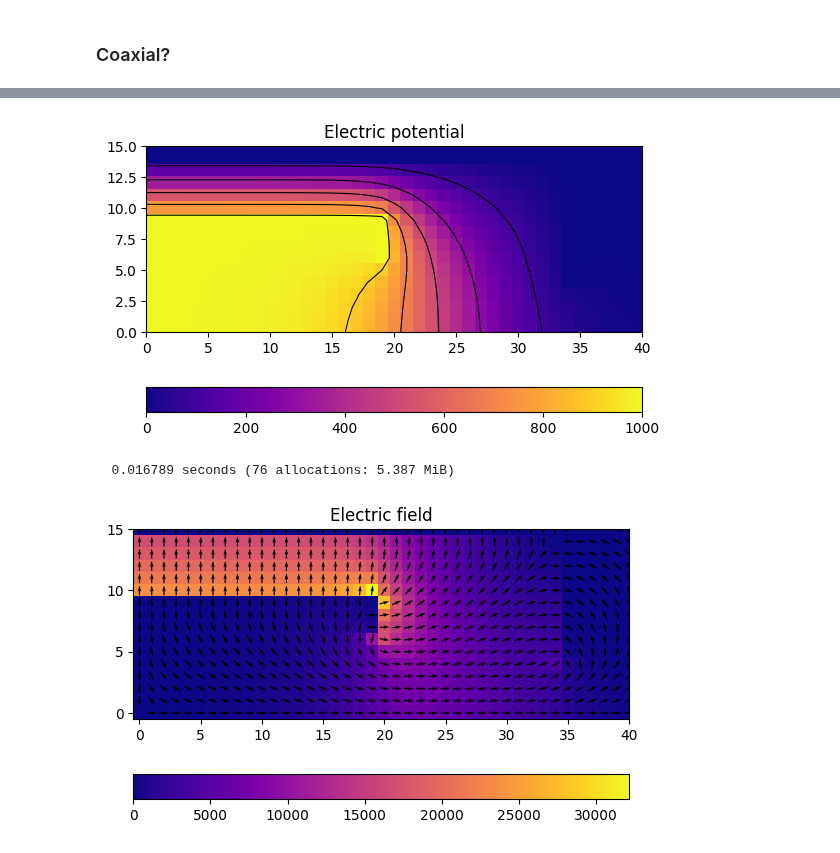
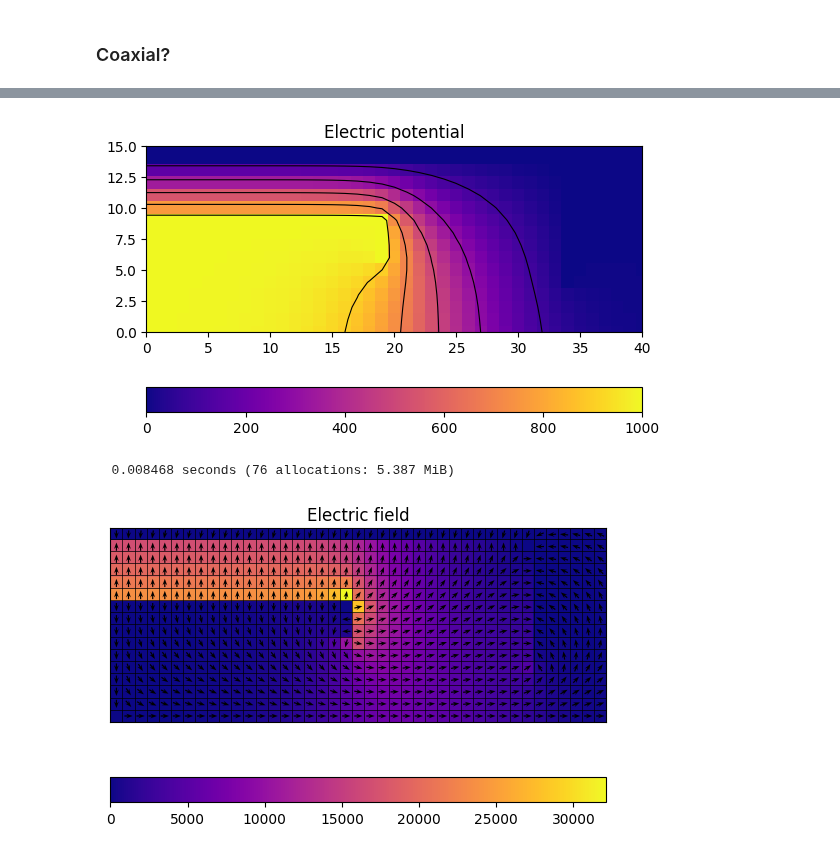
Before and after one commit to bchaber/pole, a Jupyter notebook: PoissonEquation.ipynb, the cells around one changed output, grey strips where cells are left out. Drawn from its saved outputs; the diff is of its cells as text; code cells hidden in the pictures.

```diff
--- a/PoissonEquation.ipynb
+++ b/PoissonEquation.ipynb
@@ -341,7 +341,7 @@ gnd = DirichletBC(0.)
 dbc  = DirichletBC(1000.)
 bc = NeumannBC()
 ps = LinearSolver(zf, rf, left=bc, right=bc, upper=bc, lower=bc)
-cylindrical!(ps, rf)
+cylindrical!(ps, rc)
 @inbounds for i=1:19, j=10 fixed!(ps, dbc.value, i, j) end
 @inbounds for i=1:34, j=15 fixed!(ps, gnd.value, i, j) end
 @inbounds for i=20, j=7:10 fixed!(ps, dbc.value, i, j) end
@@ -357,7 +357,7 @@ title("Electric potential")
 nothing
 # %% [output]
 [figure]
-  0.016789 seconds (76 allocations: 5.387 MiB)
+  0.008468 seconds (76 allocations: 5.387 MiB)
 # %%
 E = zeros(SVector{3, Float64}, length(xf), length(yf));
 ∇ = GradientOperator2(ps.n[1], ps.n[2], ps.δ[1], ps.δ[2], ps.bcs)
@@ -365,21 +365,24 @@ E = zeros(SVector{3, Float64}, length(xf), length(yf));
 # %%
 Ex = [-e[1] / norm(e) for e in E]
 Ey = [-e[2] / norm(e) for e in E]
 Em = [sqrt(e[1]^2 + e[2]^2) for e in E]
 
+#figure(dpi=150)
 imshow((Em'), cmap="plasma"); colorbar(orientation="horizontal")
-quiver(Ex', Ey', color="black", pivot="middle", scale=50)
-#ax = gca()
-#ax.tick_params(axis="both", length=0.)
-#ax.set_xticks((0:nz) .- 0.5)
-#ax.set_yticks((0:nr) .- 0.5)
-#ax.set_xticklabels([])
-#ax.set_yticklabels([])
-#ax.grid(which="major", color="k", linestyle="-", linewidth=1.1)
-xlim((-0.5, 40))
-ylim((-0.5, 15))
+quiver(Ex', Ey', color="black", pivot="middle", scale=60, headwidth=4, headlength=5.5, headaxislength=4)
+
+ax = gca()
+ax.tick_params(axis="both", length=0.)
+ax.set_xticks((0:nz) .- 0.5)
+ax.set_yticks((0:1.01:nr) .- 0.5)
+ax.set_xticklabels([])
+ax.set_yticklabels([])
+ax.grid(which="major", color="k", linestyle="-", linewidth=0.5)
+ax.set_aspect("equal")
+xlim((-0.5, 40.5))
+ylim((-0.5, 15.5))
 title("Electric field")
 nothing
 # %% [output]
-[figure, old version]
+[figure, new version]
 # %%
```
Also changed, not shown: parts of 17 cells of this notebook, 1 other file.
